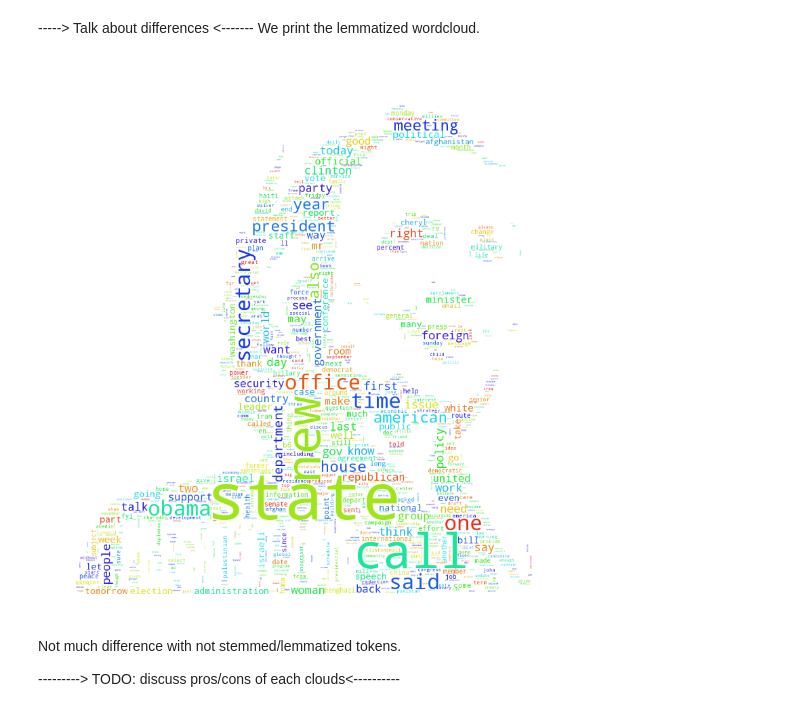
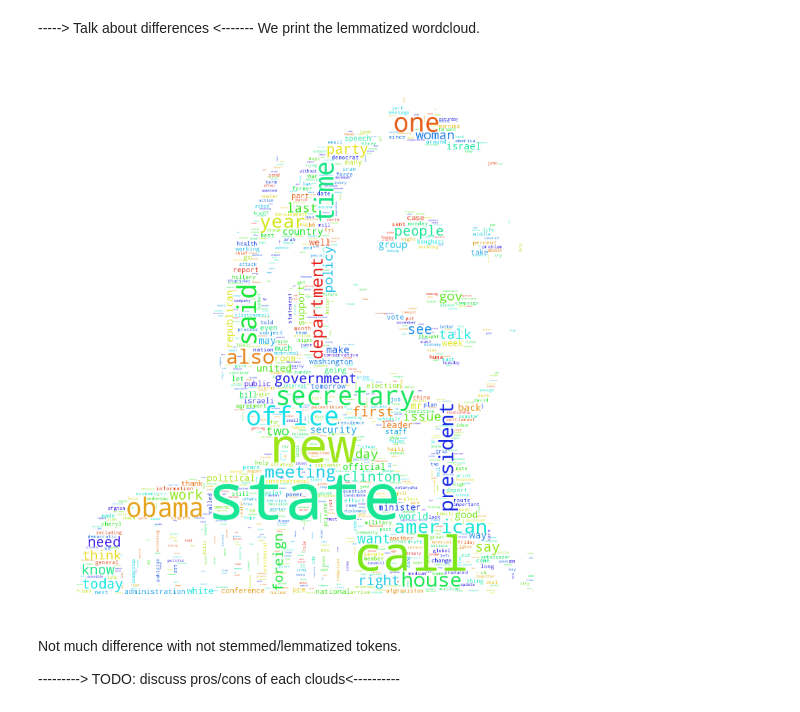
Before and after one commit to agpmilli/adaepfl, a Jupyter notebook: Homework/05 - Taming Text/TamingText.ipynb, the cells around one changed output. Drawn from its saved outputs; the diff is of its cells as text; code cells hidden in the pictures.

```diff
--- a/Homework/05 - Taming Text/TamingText.ipynb
+++ b/Homework/05 - Taming Text/TamingText.ipynb
@@ -94,0 +80,4 @@ body.head()
+# %%
+body = pd.DataFrame()
+body['text'] = raws.apply(nlph.concat_subj_txt, axis=1)
+body.head()
@@ -205,9 +184,9 @@ print(count_lemm.most_common()[:20])
 -----> Talk about differences <-------
 We print the lemmatized wordcloud.
 # %%
-img_cloud(' '.join(lemmatized), 'hc.png')
+nlph.img_cloud(' '.join(lemmatized), 'hc.png')
 # %% [output]
-[figure, old version]
+[figure, new version]
 # %% [markdown]
 Not much difference with not stemmed/lemmatized tokens.
 
```
Also changed, not shown: parts of 17 cells of this notebook.
